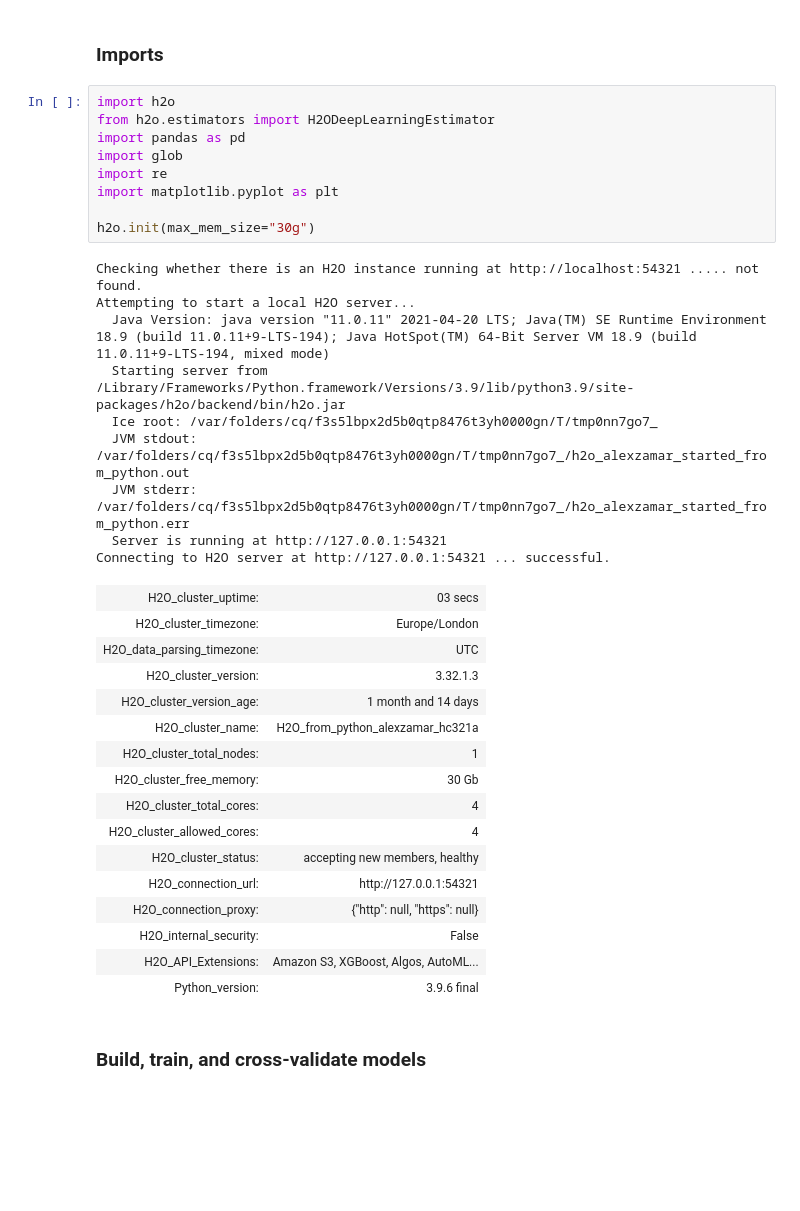
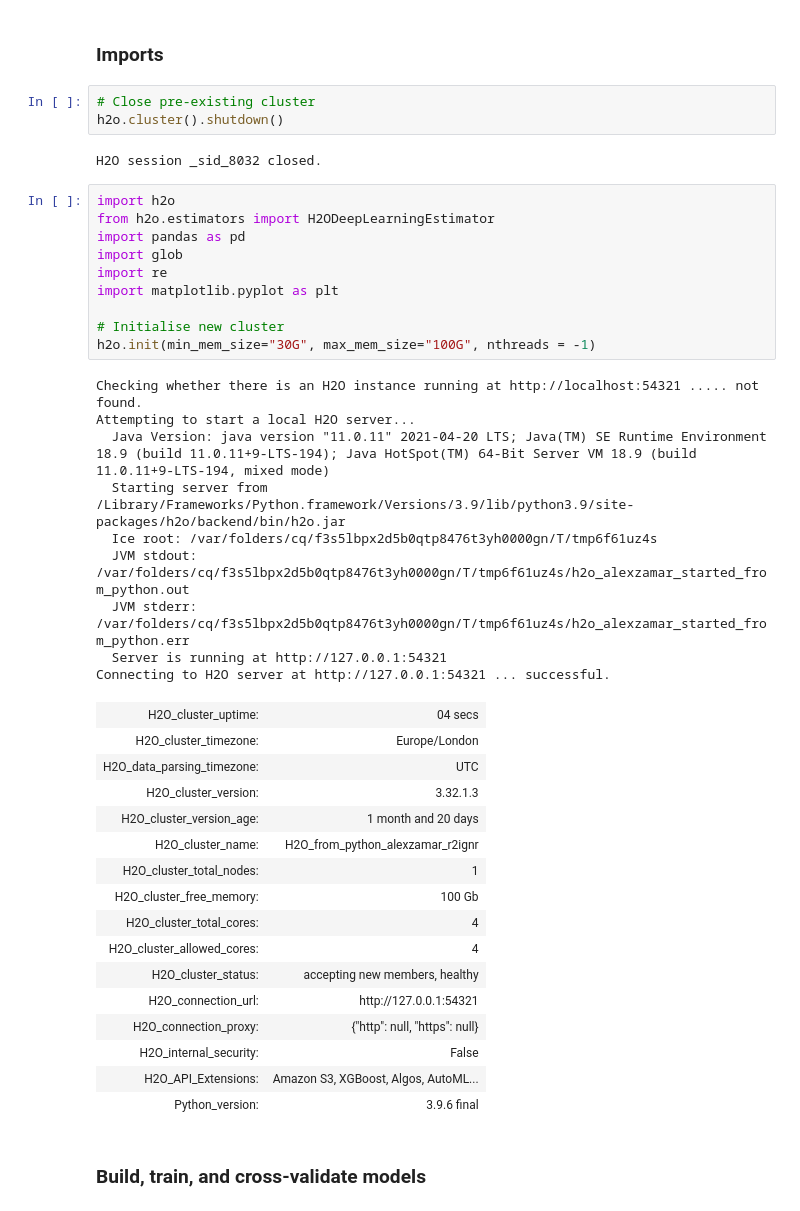
Before and after one commit to robinfreeman/seabirds_dive_predict, a Jupyter notebook: Code/ACC_window_comparison_h2o.ipynb, the cells around one changed output. Cells and saved outputs as stored; diff of their text form; blank space fills up the shorter version.

```diff
--- a/Code/ACC_window_comparison_h2o.ipynb
+++ b/Code/ACC_window_comparison_h2o.ipynb
@@ -2,33 +2,39 @@
 # Acceleration Window Comparison - H2O
 # %% [markdown]
 ### Imports
+# %%
+# Close pre-existing cluster
+h2o.cluster().shutdown()
+# %% [output]
+H2O session _sid_8032 closed.
 # %%
 import h2o
 from h2o.estimators import H2ODeepLearningEstimator
 import pandas as pd
 import glob
 import re
 import matplotlib.pyplot as plt
 
-h2o.init(max_mem_size="30g")
+# Initialise new cluster
+h2o.init(min_mem_size="30G", max_mem_size="100G", nthreads = -1)
 # %% [output]
 Checking whether there is an H2O instance running at http://localhost:54321 ..... not found.
 Attempting to start a local H2O server...
   Java Version: java version "11.0.11" 2021-04-20 LTS; Java(TM) SE Runtime Environment 18.9 (build 11.0.11+9-LTS-194); Java HotSpot(TM) 64-Bit Server VM 18.9 (build 11.0.11+9-LTS-194, mixed mode)
   Starting server from /Library/Frameworks/Python.framework/Versions/3.9/lib/python3.9/site-packages/h2o/backend/bin/h2o.jar
-  Ice root: /var/folders/cq/f3s5lbpx2d5b0qtp8476t3yh0000gn/T/tmp0nn7go7_
-  JVM stdout: /var/folders/cq/f3s5lbpx2d5b0qtp8476t3yh0000gn/T/tmp0nn7go7_/h2o_alexzamar_started_from_python.out
-  JVM stderr: /var/folders/cq/f3s5lbpx2d5b0qtp8476t3yh0000gn/T/tmp0nn7go7_/h2o_alexzamar_started_from_python.err
+  Ice root: /var/folders/cq/f3s5lbpx2d5b0qtp8476t3yh0000gn/T/tmp6f61uz4s
+  JVM stdout: /var/folders/cq/f3s5lbpx2d5b0qtp8476t3yh0000gn/T/tmp6f61uz4s/h2o_alexzamar_started_from_python.out
+  JVM stderr: /var/folders/cq/f3s5lbpx2d5b0qtp8476t3yh0000gn/T/tmp6f61uz4s/h2o_alexzamar_started_from_python.err
   Server is running at http://127.0.0.1:54321
 Connecting to H2O server at http://127.0.0.1:54321 ... successful.
-| H2O_cluster_uptime: | 03 secs |
+| H2O_cluster_uptime: | 04 secs |
 | H2O_cluster_timezone: | Europe/London |
 | H2O_data_parsing_timezone: | UTC |
 | H2O_cluster_version: | 3.32.1.3 |
-| H2O_cluster_version_age: | 1 month and 14 days |
-| H2O_cluster_name: | H2O_from_python_alexzamar_hc321a |
+| H2O_cluster_version_age: | 1 month and 20 days |
+| H2O_cluster_name: | H2O_from_python_alexzamar_r2ignr |
 | H2O_cluster_total_nodes: | 1 |
-| H2O_cluster_free_memory: | 30 Gb |
+| H2O_cluster_free_memory: | 100 Gb |
 | H2O_cluster_total_cores: | 4 |
 | H2O_cluster_allowed_cores: | 4 |
 | H2O_cluster_status: | accepting new members, healthy |
```
Also changed, not shown: parts of 8 cells of this notebook, 7 other files.
